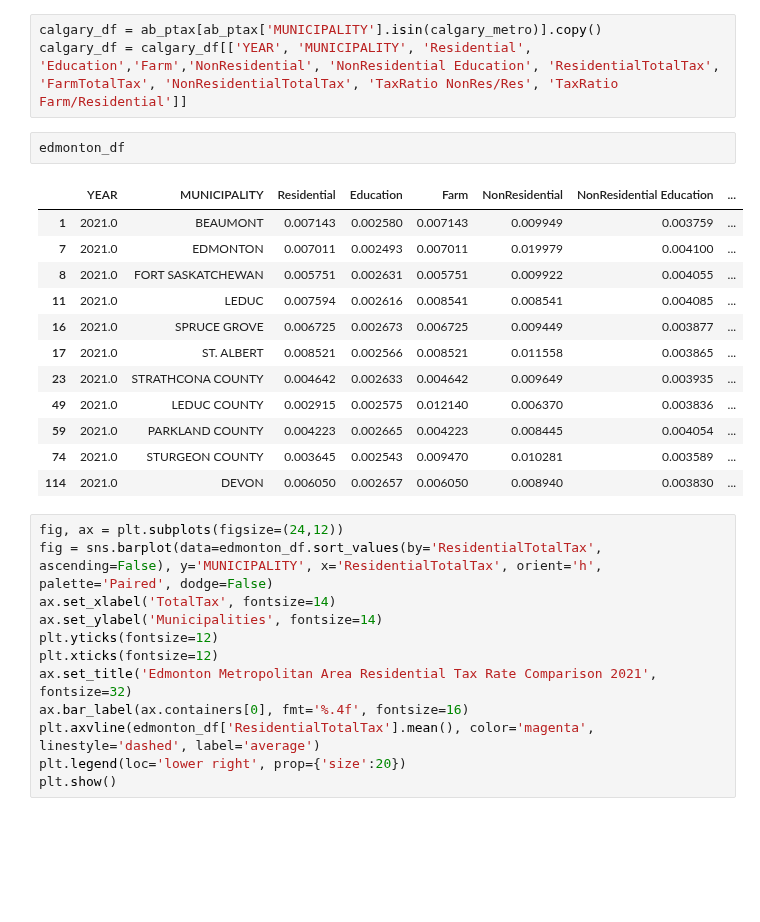
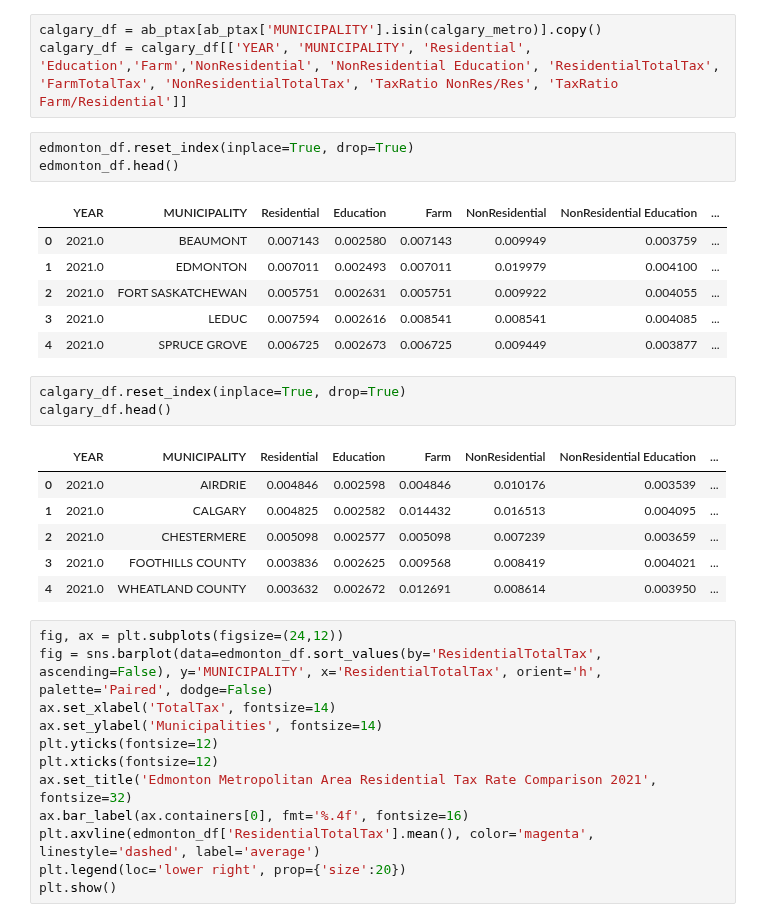
Before and after one commit to ddsarai/propertTax_comps, a Jupyter notebook: AB_BC_ptax_2021.ipynb, the cells around one changed output. Drawn from its saved outputs; the diff is of its cells as text; blank space fills up the shorter version.

```diff
--- a/AB_BC_ptax_2021.ipynb
+++ b/AB_BC_ptax_2021.ipynb
@@ -56,21 +59,26 @@ calgary_metro = ['CALGARY','OKOTOKS','HIGH RIVER', 'COCHRANE', 'AIRDRIE', 'STRAT
 # %%
 calgary_df = ab_ptax[ab_ptax['MUNICIPALITY'].isin(calgary_metro)].copy()
 calgary_df = calgary_df[['YEAR', 'MUNICIPALITY', 'Residential', 'Education','Farm','NonResidential', 'NonResidential Education', 'ResidentialTotalTax', 'FarmTotalTax', 'NonResidentialTotalTax', 'TaxRatio NonRes/Res', 'TaxRatio Farm/Residential']]
-# %%
-edmonton_df
-# %% [output]
-|  | YEAR | MUNICIPALITY | Residential | Education | Farm | NonResidential | NonResidential Education | ... |
-| 1 | 2021.0 | BEAUMONT | 0.007143 | 0.002580 | 0.007143 | 0.009949 | 0.003759 | ... |
-| 7 | 2021.0 | EDMONTON | 0.007011 | 0.002493 | 0.007011 | 0.019979 | 0.004100 | ... |
-| 8 | 2021.0 | FORT SASKATCHEWAN | 0.005751 | 0.002631 | 0.005751 | 0.009922 | 0.004055 | ... |
-| 11 | 2021.0 | LEDUC | 0.007594 | 0.002616 | 0.008541 | 0.008541 | 0.004085 | ... |
-| 16 | 2021.0 | SPRUCE GROVE | 0.006725 | 0.002673 | 0.006725 | 0.009449 | 0.003877 | ... |
-| 17 | 2021.0 | ST. ALBERT | 0.008521 | 0.002566 | 0.008521 | 0.011558 | 0.003865 | ... |
-| 23 | 2021.0 | STRATHCONA COUNTY | 0.004642 | 0.002633 | 0.004642 | 0.009649 | 0.003935 | ... |
-| 49 | 2021.0 | LEDUC COUNTY | 0.002915 | 0.002575 | 0.012140 | 0.006370 | 0.003836 | ... |
-| 59 | 2021.0 | PARKLAND COUNTY | 0.004223 | 0.002665 | 0.004223 | 0.008445 | 0.004054 | ... |
-| 74 | 2021.0 | STURGEON COUNTY | 0.003645 | 0.002543 | 0.009470 | 0.010281 | 0.003589 | ... |
-| 114 | 2021.0 | DEVON | 0.006050 | 0.002657 | 0.006050 | 0.008940 | 0.003830 | ... |
+# %%
+edmonton_df.reset_index(inplace=True, drop=True)
+edmonton_df.head()
+# %% [output]
+|  | YEAR | MUNICIPALITY | Residential | Education | Farm | NonResidential | NonResidential Education | ... |
+| 0 | 2021.0 | BEAUMONT | 0.007143 | 0.002580 | 0.007143 | 0.009949 | 0.003759 | ... |
+| 1 | 2021.0 | EDMONTON | 0.007011 | 0.002493 | 0.007011 | 0.019979 | 0.004100 | ... |
+| 2 | 2021.0 | FORT SASKATCHEWAN | 0.005751 | 0.002631 | 0.005751 | 0.009922 | 0.004055 | ... |
+| 3 | 2021.0 | LEDUC | 0.007594 | 0.002616 | 0.008541 | 0.008541 | 0.004085 | ... |
+| 4 | 2021.0 | SPRUCE GROVE | 0.006725 | 0.002673 | 0.006725 | 0.009449 | 0.003877 | ... |
+# %%
+calgary_df.reset_index(inplace=True, drop=True)
+calgary_df.head()
+# %% [output]
+|  | YEAR | MUNICIPALITY | Residential | Education | Farm | NonResidential | NonResidential Education | ... |
+| 0 | 2021.0 | AIRDRIE | 0.004846 | 0.002598 | 0.004846 | 0.010176 | 0.003539 | ... |
+| 1 | 2021.0 | CALGARY | 0.004825 | 0.002582 | 0.014432 | 0.016513 | 0.004095 | ... |
+| 2 | 2021.0 | CHESTERMERE | 0.005098 | 0.002577 | 0.005098 | 0.007239 | 0.003659 | ... |
+| 3 | 2021.0 | FOOTHILLS COUNTY | 0.003836 | 0.002625 | 0.009568 | 0.008419 | 0.004021 | ... |
+| 4 | 2021.0 | WHEATLAND COUNTY | 0.003632 | 0.002672 | 0.012691 | 0.008614 | 0.003950 | ... |
 # %%
 fig, ax = plt.subplots(figsize=(24,12))
 fig = sns.barplot(data=edmonton_df.sort_values(by='ResidentialTotalTax', ascending=False), y='MUNICIPALITY', x='ResidentialTotalTax', orient='h', palette='Paired', dodge=False)
```
Also changed, not shown: parts of 36 cells of this notebook.
